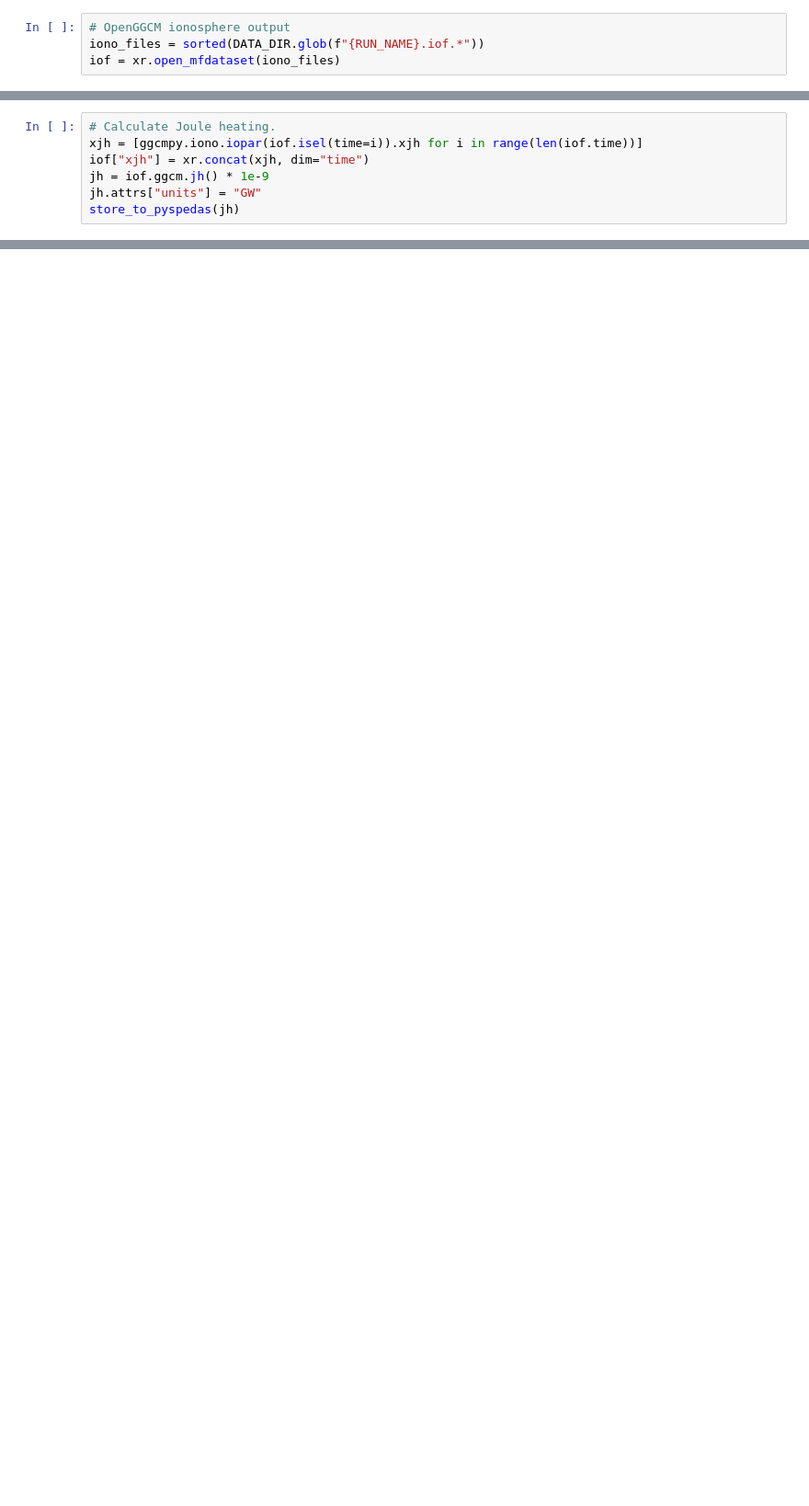
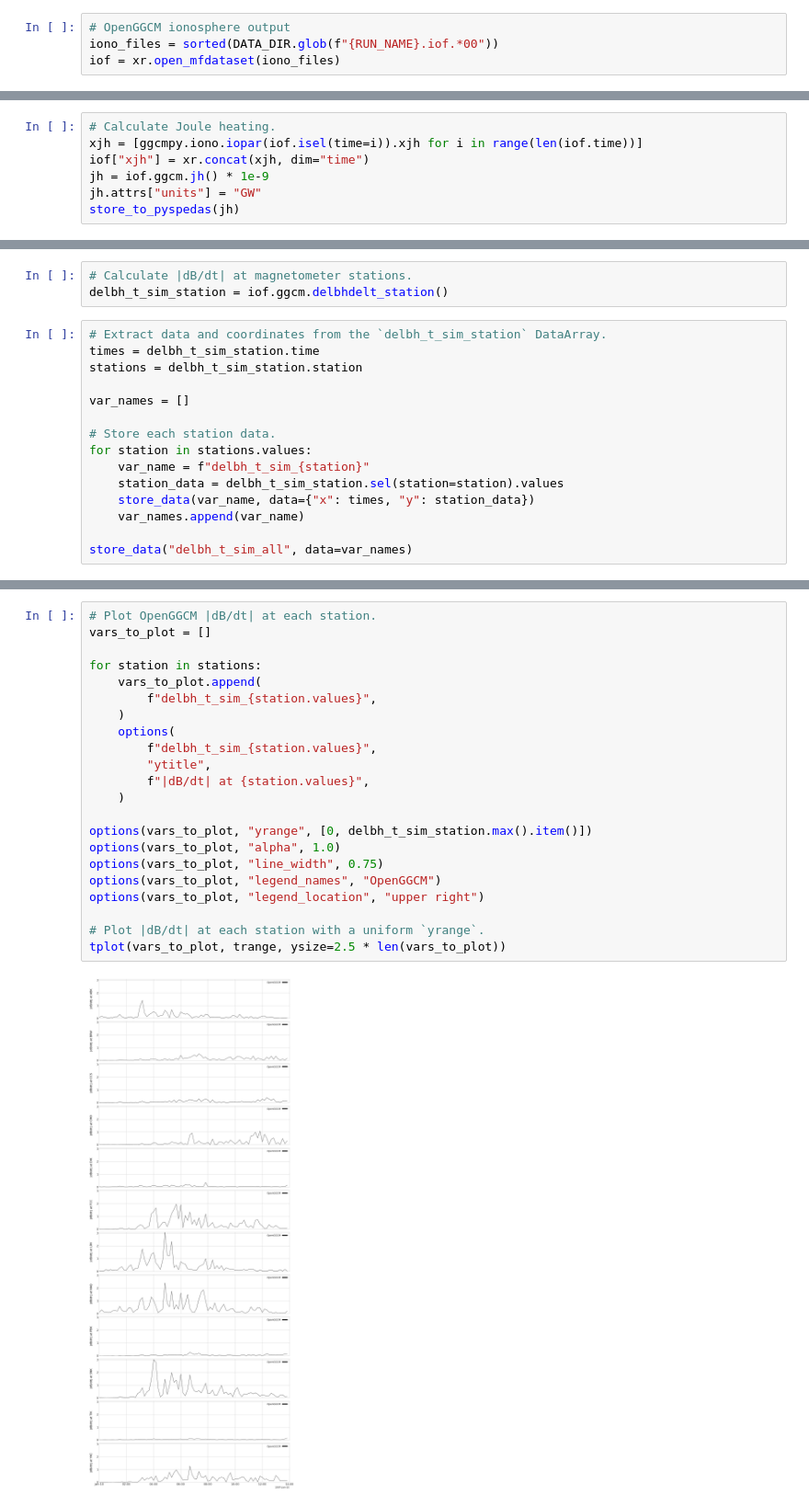
Before and after one commit to choongminum/storm199701, a Jupyter notebook: runs/raeder/c030/plots/geo_data_c030.ipynb, the cells around one changed output, grey strips where cells are left out. Shown at 92% size. Cells and saved outputs as stored; diff of their text form; blank space fills up the shorter version.

```diff
--- a/runs/raeder/c030/plots/geo_data_c030.ipynb
+++ b/runs/raeder/c030/plots/geo_data_c030.ipynb
@@ -166,7 +172,7 @@ wi = read_ggcm_solarwind_directory(SW_DIR, glob="wi.*")
 store_to_pyspedas(wi)
 # %%
 # OpenGGCM ionosphere output
-iono_files = sorted(DATA_DIR.glob(f"{RUN_NAME}.iof.*"))
+iono_files = sorted(DATA_DIR.glob(f"{RUN_NAME}.iof.*00"))
 iof = xr.open_mfdataset(iono_files)
 # %%
 # Calculate ground magnetic perturbations and put into a DataArray.
@@ -271,0 +218,18 @@ tplot(vars_to_plot, trange, ysize=2.5 * len(vars_to_plot))
+# %%
+# Calculate |dB/dt| at magnetometer stations.
+delbh_t_sim_station = iof.ggcm.delbhdelt_station()
+# %%
+# Extract data and coordinates from the `delbh_t_sim_station` DataArray.
+times = delbh_t_sim_station.time
+stations = delbh_t_sim_station.station
+
+var_names = []
+
+# Store each station data.
+for station in stations.values:
+    var_name = f"delbh_t_sim_{station}"
+    station_data = delbh_t_sim_station.sel(station=station).values
+    store_data(var_name, data={"x": times, "y": station_data})
+    var_names.append(var_name)
+
+store_data("delbh_t_sim_all", data=var_names)
@@ -271,0 +256,24 @@ tplot(vars_to_plot, trange, ysize=2.5 * len(vars_to_plot))
+# %%
+# Plot OpenGGCM |dB/dt| at each station.
+vars_to_plot = []
+
+for station in stations:
+    vars_to_plot.append(
+        f"delbh_t_sim_{station.values}",
+    )
+    options(
+        f"delbh_t_sim_{station.values}",
+        "ytitle",
+        f"|dB/dt| at {station.values}",
+    )
+
+options(vars_to_plot, "yrange", [0, delbh_t_sim_station.max().item()])
+options(vars_to_plot, "alpha", 1.0)
+options(vars_to_plot, "line_width", 0.75)
+options(vars_to_plot, "legend_names", "OpenGGCM")
+options(vars_to_plot, "legend_location", "upper right")
+
+# Plot |dB/dt| at each station with a uniform `yrange`.
+tplot(vars_to_plot, trange, ysize=2.5 * len(vars_to_plot))
+# %% [output]
+[figure, added]
```
Also changed, not shown: parts of 32 cells of this notebook, 5 other files.
